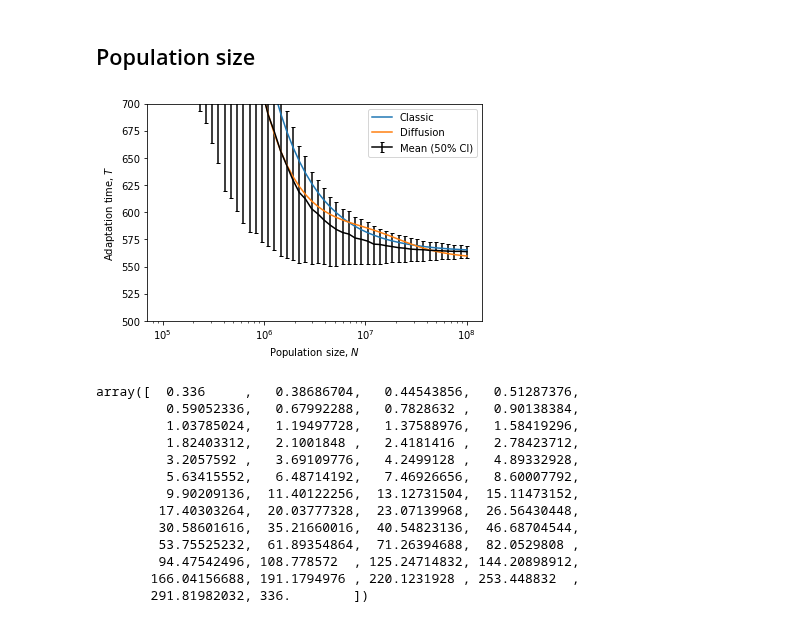
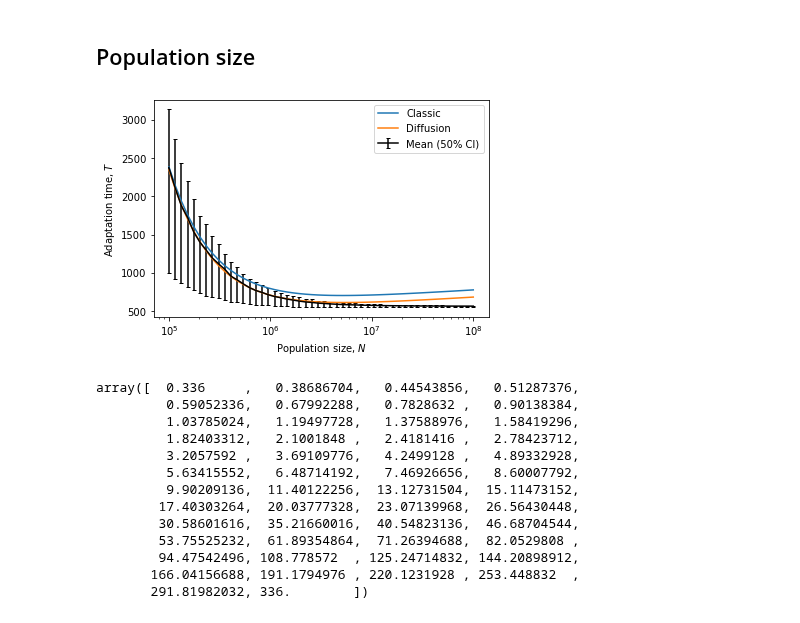
Before and after one commit to yoavram-lab/Heatrisomy, a Jupyter notebook: notebooks_mp/no aneuploidy.ipynb, the cells around one changed output. Cells and saved outputs as stored; diff of their text form; code cells hidden in the pictures.

```diff
--- a/notebooks_mp/no aneuploidy.ipynb
+++ b/notebooks_mp/no aneuploidy.ipynb
@@ -178,27 +178,27 @@ msim_noaneuN58=np.array([x for x in msim_noaneuN_manu58[0]])
 # %%
 N, μ, δ, w_euwt, w_anwt, w_anmt, w_eumt = Nm58, 9.6e-08, 0, 1, 1.021, 1.025, 1.028
 # %%
-T__ = T(N, μ, μ, 0, w_euwt, w_anwt, w_anmt, w_eumt, x_0=35*μ)
-T_ = T_kimura(N, μ, μ, 0, w_euwt, w_anwt, w_anmt, w_eumt,x_0=35*μ)
+T__ = T(N, μ, μ, 0, w_euwt, w_anwt, w_anmt, w_eumt) #, x_0=35*μ)
+T_ = T_kimura(N, μ, μ, 0, w_euwt, w_anwt, w_anmt, w_eumt) #,x_0=35*μ)
 # %%
 mean = msim_noaneuN58.mean(axis=1)
 low = np.percentile(msim_noaneuN58, 25, axis=1)
 high = np.percentile(msim_noaneuN58, 75, axis=1)
 plt.errorbar(N, mean, [mean-low, high-mean], color='k', capsize=2, label='Mean (50% CI)')
 
 plt.plot(N, T__, label='Classic')
 plt.plot(N, T_, label='Diffusion')
 
 
 plt.xscale('log')
 #plt.yscale('log')
 #plt.xlim([1e7,1e8])
-plt.ylim([500,700])
+#plt.ylim([500,700])
 plt.xlabel("Population size, $N$")
 plt.ylabel('Adaptation time, $T$')
 plt.legend();
 # %% [output]
-[figure, old version]
+[figure, new version]
 # %%
 35*μ*N
 # %% [output]
```
Also changed, not shown: parts of 2 cells of this notebook, 2 other files.
